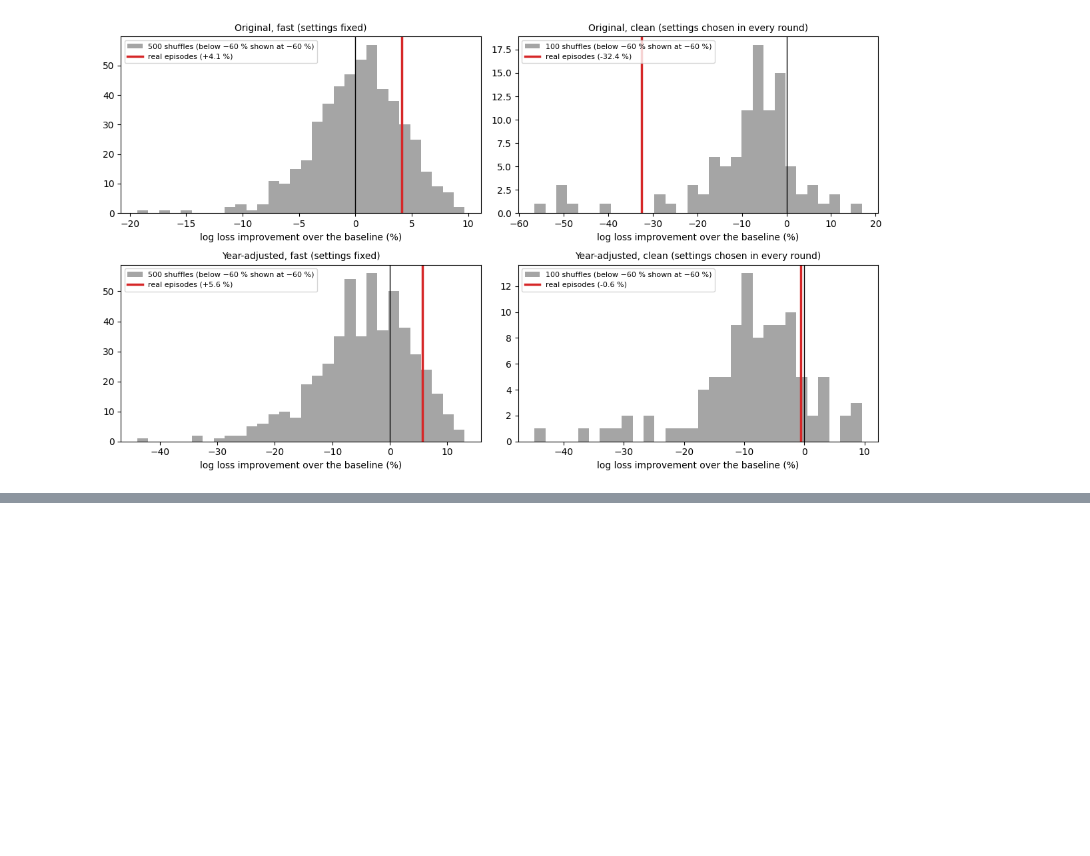
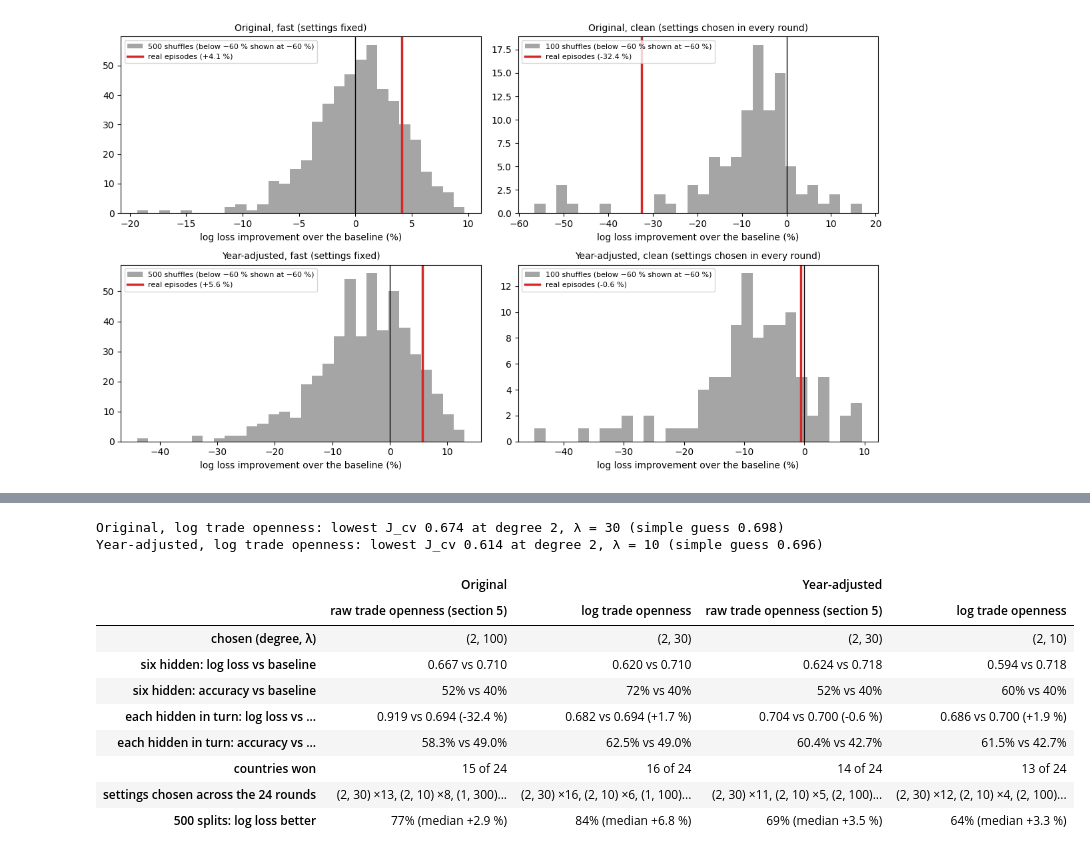
Before and after one commit to penelopemichou/austerity-ml, a Jupyter notebook: notebooks/ML05a_evaluating_models_bias_variance.ipynb, the cells around one changed output, grey strips where cells are left out. Cells and saved outputs as stored; diff of their text form; code cells hidden in the pictures; blank space fills up the shorter version.

```diff
--- a/notebooks/ML05a_evaluating_models_bias_variance.ipynb
+++ b/notebooks/ML05a_evaluating_models_bias_variance.ipynb
@@ -416,0 +422,14 @@ plt.tight_layout(); plt.show()
+# %%
+TRADE = "trade_open_lag1"
+rows_log = rows.copy()
+rows_log[TRADE] = np.log(rows_log[TRADE])
+
+ep_raw, _ = make_split([])
+ep_log, _ = make_split([], rows_log)
+z = lambda s: (s - s.mean()) / s.std(ddof=0)
+lux = ep_raw[COUNTRY] == "Luxembourg"
+print("Luxembourg episodes, trade openness as a z-score among all episodes:")
+print(pd.DataFrame({"year": ep_raw.loc[lux, YEAR].to_numpy(),
+                    "% of GDP": ep_raw.loc[lux, TRADE].round(0).to_numpy(),
+                    "z-score, raw": z(ep_raw[TRADE])[lux].round(1).to_numpy(),
+                    "z-score, log": z(ep_log[TRADE])[lux].round(1).to_numpy()}).to_string(index=False))
@@ -416,0 +444,64 @@ plt.tight_layout(); plt.show()
+# %%
+def loco_detail(frame, by_year):
+    # Every country hidden in turn, degree and λ chosen again by cross-validation in each round (as in section 5)
+    rows_out, ys, ps, gs = [], [], [], []
+    for c in frame.loc[frame[DCAPB] >= 1.5, COUNTRY].unique():
+        scores_ = {(d, l): cross_validate(d, l, [c], by_year, frame)["J_cv"] for d in DEGREES for l in LAMBDAS}
+        d, l = min(scores_, key=scores_.get)
+        tr, te = make_split([c], frame, by_year)
+        p, y, g = fit_predict(tr, te, d, l)[1], te["weak"].to_numpy(), np.full(len(te), tr["weak"].mean())
+        ys.append(y); ps.append(p); gs.append(g)
+        rows_out.append({"country": c, "episodes": len(y), "chosen": (d, l), "log loss": log_loss(p, y), "baseline": log_loss(g, y)})
+    y, p, g = map(np.concatenate, (ys, ps, gs))
+    per = pd.DataFrame(rows_out).set_index("country")
+    per["effect on overall (points)"] = -100 * per["episodes"] * (per["log loss"] - per["baseline"]) / (len(y) * log_loss(g, y))
+    pooled = {"log loss": log_loss(p, y), "baseline": log_loss(g, y), "gain %": 100 * (1 - log_loss(p, y) / log_loss(g, y)),
+              "accuracy": np.mean((p >= 0.5) == y), "baseline accuracy": np.mean((g >= 0.5) == y),
+              "won": int((per["log loss"] < per["baseline"]).sum())}
+    return pooled, per
+
+log_results, log_per = {}, {}
+for t, b in TARGETS.items():
+    grid_t = {(d, l): cross_validate(d, l, TEST_COUNTRIES, b, rows_log) for d in DEGREES for l in LAMBDAS}
+    d, l = min(grid_t, key=lambda k: grid_t[k]["J_cv"])
+    tr, te = make_split(TEST_COUNTRIES, rows_log, b)
+    six = scores(te["weak"].to_numpy(), fit_predict(tr, te, d, l)[1], tr["weak"].mean())
+    pooled, per = loco_detail(rows_log, b)
+    rng = np.random.default_rng(0)
+    countries = rows_log.loc[rows_log[DCAPB] >= 1.5, COUNTRY].unique()
+    gains = []
+    for _ in range(500):
+        tr_r, te_r = make_split(rng.choice(countries, size=6, replace=False), rows_log, b)
+        s_ = scores(te_r["weak"].to_numpy(), fit_predict(tr_r, te_r, d, l)[1], tr_r["weak"].mean())
+        gains.append(100 * (1 - s_["log loss"] / s_["baseline log loss"]))
+    gains = np.array(gains)
+    print(f"{t}, log trade openness: lowest J_cv {grid_t[(d, l)]['J_cv']:.3f} at degree {d}, λ = {l:g} (simple guess {grid_t[(d, l)]['guess J_cv']:.3f})")
+    log_per[t] = per
+    log_results[t] = {
+        "chosen (degree, λ)": f"({d}, {l:g})",
+        "six hidden: log loss vs baseline": f"{six['log loss']:.3f} vs {six['baseline log loss']:.3f}",
+        "six hidden: accuracy vs baseline": f"{six['accuracy']:.0%} vs {six['baseline accuracy']:.0%}",
+        "each hidden in turn: log loss vs baseline": f"{pooled['log loss']:.3f} vs {pooled['baseline']:.3f} ({pooled['gain %']:+.1f} %)",
+        "each hidden in turn: accuracy vs baseline": f"{pooled['accuracy']:.1%} vs {pooled['baseline accuracy']:.1%}",
+        "countries won": f"{pooled['won']} of {len(per)}",
+        "settings chosen across the 24 rounds": ", ".join(f"{k} ×{v}" for k, v in per["chosen"].value_counts().items()),
+        "500 splits: log loss better": f"{np.mean(gains > 0):.0%} (median {np.median(gains):+.1f} %)"}
+
+comparison = {}
+for t in TARGETS:
+    comparison[(t, "raw trade openness (section 5)")] = final[t]
+    comparison[(t, "log trade openness")] = log_results[t]
+pd.DataFrame(comparison)
+# %% [output]
+Original, log trade openness: lowest J_cv 0.674 at degree 2, λ = 30 (simple guess 0.698)
+Year-adjusted, log trade openness: lowest J_cv 0.614 at degree 2, λ = 10 (simple guess 0.696)
+|  | Original |  | Year-adjusted |  |
+|  | raw trade openness (section 5) | log trade openness | raw trade openness (section 5) | log trade openness |
+| chosen (degree, λ) | (2, 100) | (2, 30) | (2, 30) | (2, 10) |
+| six hidden: log loss vs baseline | 0.667 vs 0.710 | 0.620 vs 0.710 | 0.624 vs 0.718 | 0.594 vs 0.718 |
+| six hidden: accuracy vs baseline | 52% vs 40% | 72% vs 40% | 52% vs 40% | 60% vs 40% |
+| each hidden in turn: log loss vs ... | 0.919 vs 0.694 (-32.4 %) | 0.682 vs 0.694 (+1.7 %) | 0.704 vs 0.700 (-0.6 %) | 0.686 vs 0.700 (+1.9 %) |
+| each hidden in turn: accuracy vs ... | 58.3% vs 49.0% | 62.5% vs 49.0% | 60.4% vs 42.7% | 61.5% vs 42.7% |
+| countries won | 15 of 24 | 16 of 24 | 14 of 24 | 13 of 24 |
+| settings chosen across the 24 rounds | (2, 30) ×13, (2, 10) ×8, (1, 300)... | (2, 30) ×16, (2, 10) ×6, (1, 100)... | (2, 30) ×11, (2, 10) ×5, (2, 100)... | (2, 30) ×12, (2, 10) ×4, (2, 100)... |
+| 500 splits: log loss better | 77% (median +2.9 %) | 84% (median +6.8 %) | 69% (median +3.5 %) | 64% (median +3.3 %) |
```
Also changed, not shown: parts of 5 cells of this notebook, 5 other files.
